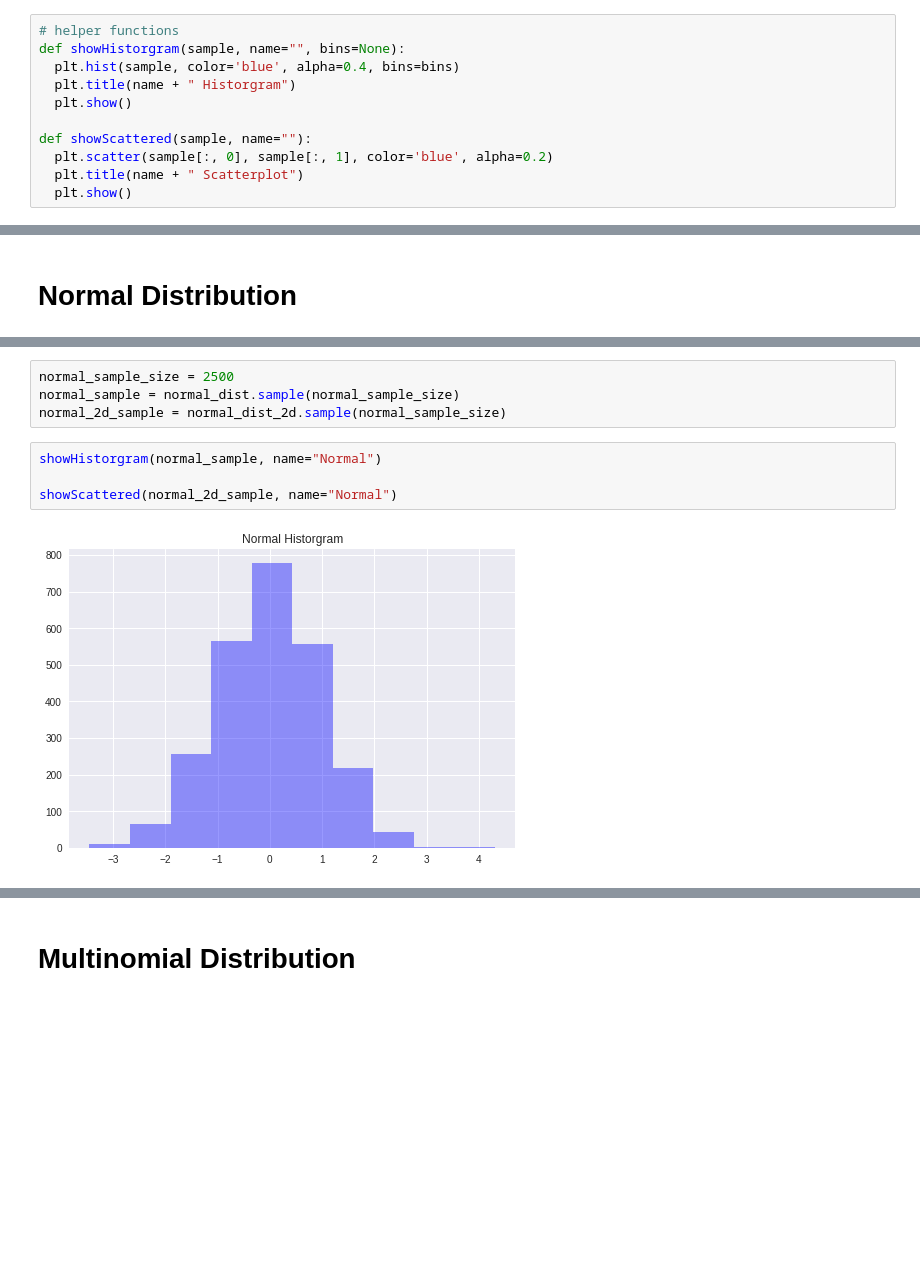
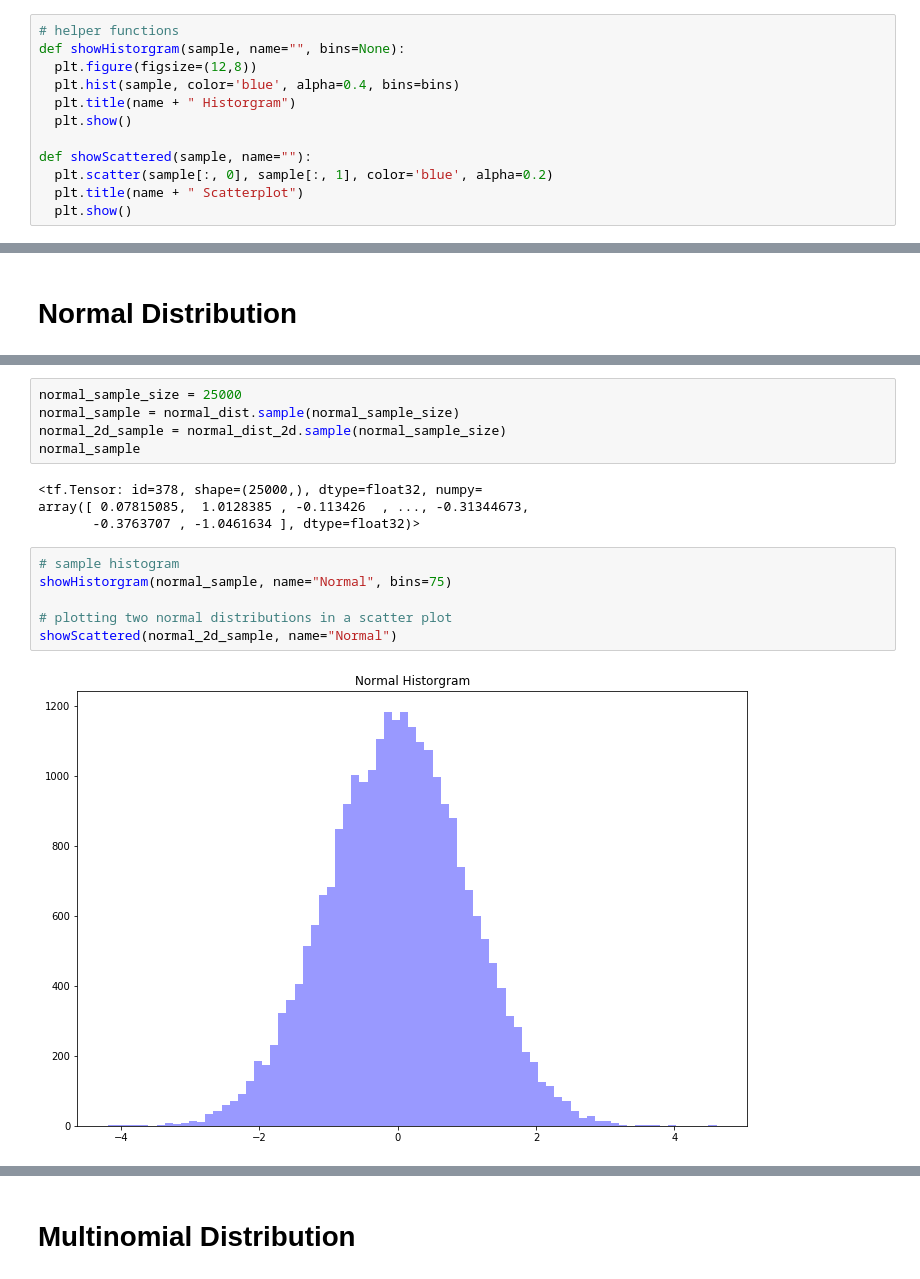
Before and after one commit to tom-schoener/ml-probability, a Jupyter notebook: tfp-evaluation/notebooks/starter.ipynb, the cells around one changed output, grey strips where cells are left out. Cells and saved outputs as stored; diff of their text form; blank space fills up the shorter version.

```diff
--- a/tfp-evaluation/notebooks/starter.ipynb
+++ b/tfp-evaluation/notebooks/starter.ipynb
@@ -28,6 +28,7 @@ If you depend on functionality not listed there, please file an issue.
 # %%
 # helper functions
 def showHistorgram(sample, name="", bins=None):
+  plt.figure(figsize=(12,8))
   plt.hist(sample, color='blue', alpha=0.4, bins=bins)
   plt.title(name + " Historgram")
   plt.show()
@@ -70,10 +80,17 @@ tfp.distributions.Normal("Normal Dist/", batch_shape=(), event_shape=(), dtype=f
 # %%
-normal_sample_size = 2500
+normal_sample_size = 25000
 normal_sample = normal_dist.sample(normal_sample_size)
 normal_2d_sample = normal_dist_2d.sample(normal_sample_size)
+normal_sample
+# %% [output]
+<tf.Tensor: id=378, shape=(25000,), dtype=float32, numpy=
+array([ 0.07815085,  1.0128385 , -0.113426  , ..., -0.31344673,
+       -0.3763707 , -1.0461634 ], dtype=float32)>
 # %%
-showHistorgram(normal_sample, name="Normal")
+# sample histogram
+showHistorgram(normal_sample, name="Normal", bins=75)
 
+# plotting two normal distributions in a scatter plot
 showScattered(normal_2d_sample, name="Normal")
 # %% [output]
-[figure, old version]
+[figure, new version]
```
Also changed, not shown: parts of 20 cells of this notebook.
